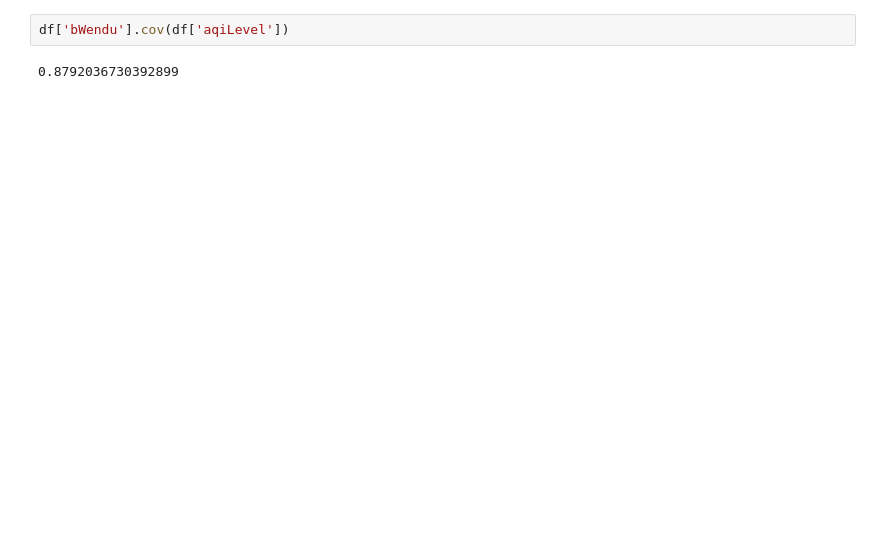
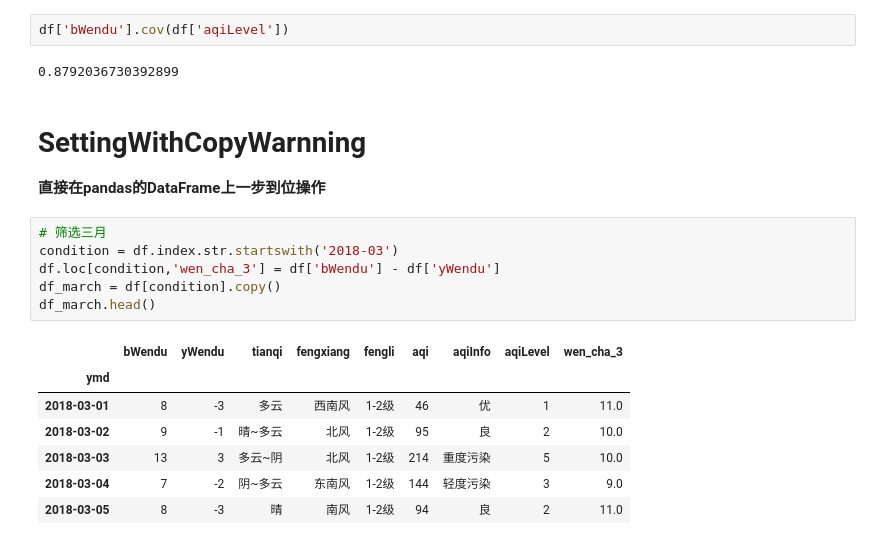
Before and after one commit to keliangyi/stock, a Jupyter notebook: pandas/learning_2.ipynb, the cells around one changed output. Drawn from its saved outputs; the diff is of its cells as text; blank space fills up the shorter version.

Commit message:
copy & sort_values(by,ascending)

```diff
--- a/pandas/learning_2.ipynb
+++ b/pandas/learning_2.ipynb
@@ -115,3 +107,21 @@ df['aqi'].corr(df['aqiLevel']) ## 正相关
 df['bWendu'].cov(df['aqiLevel'])
 # %% [output]
 0.8792036730392899
+# %% [markdown]
+# SettingWithCopyWarnning
+
+**直接在pandas的DataFrame上一步到位操作**
+# %%
+# 筛选三月
+condition = df.index.str.startswith('2018-03')
+df.loc[condition,'wen_cha_3'] = df['bWendu'] - df['yWendu']
+df_march = df[condition].copy()
+df_march.head()
+# %% [output]
+|  | bWendu | yWendu | tianqi | fengxiang | fengli | aqi | aqiInfo | aqiLevel | wen_cha_3 |
+| ymd |  |  |  |  |  |  |  |  |  |
+| 2018-03-01 | 8 | -3 | 多云 | 西南风 | 1-2级 | 46 | 优 | 1 | 11.0 |
+| 2018-03-02 | 9 | -1 | 晴~多云 | 北风 | 1-2级 | 95 | 良 | 2 | 10.0 |
+| 2018-03-03 | 13 | 3 | 多云~阴 | 北风 | 1-2级 | 214 | 重度污染 | 5 | 10.0 |
+| 2018-03-04 | 7 | -2 | 阴~多云 | 东南风 | 1-2级 | 144 | 轻度污染 | 3 | 9.0 |
+| 2018-03-05 | 8 | -3 | 晴 | 南风 | 1-2级 | 94 | 良 | 2 | 11.0 |
```
Also changed, not shown: parts of 7 cells of this notebook.
